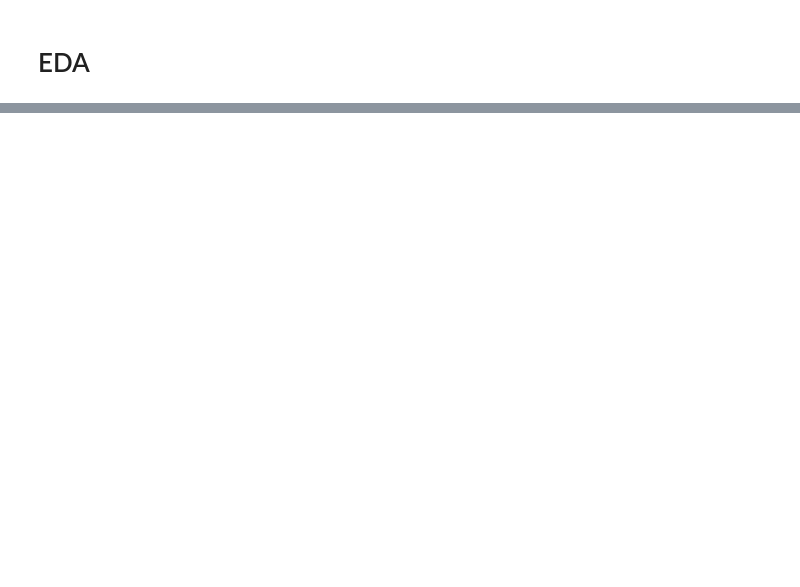
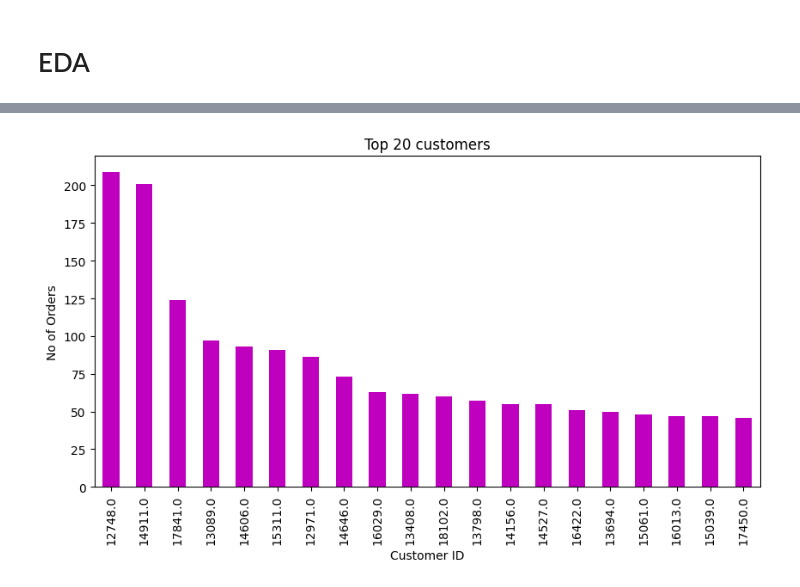
Before and after one commit to varuchi09/IntelliShop, a Jupyter notebook: dataset.ipynb, the cells around one changed output, grey strips where cells are left out. Saved outputs shown, nothing was run; the diff lists cells and outputs as text; code cells hidden in the pictures; blank space fills up the shorter version.

```diff
--- a/dataset.ipynb
+++ b/dataset.ipynb
@@ -130,0 +150,3 @@ plt.show()
+# %%
+top_cust = df.groupby('CustomerID')['InvoiceNo'].nunique().sort_values(ascending = False).head(20)
+top_cust.head(20)
@@ -130,0 +171,9 @@ plt.show()
+# %%
+plt.figure(figsize = (10,5))
+top_cust.plot(kind = 'bar', color = 'm' )
+plt.title("Top 20 customers")
+plt.xlabel("Customer ID")
+plt.ylabel("No of Orders")
+plt.show()
+# %% [output]
+[figure, added]
```
Also changed, not shown: parts of 23 cells of this notebook.
